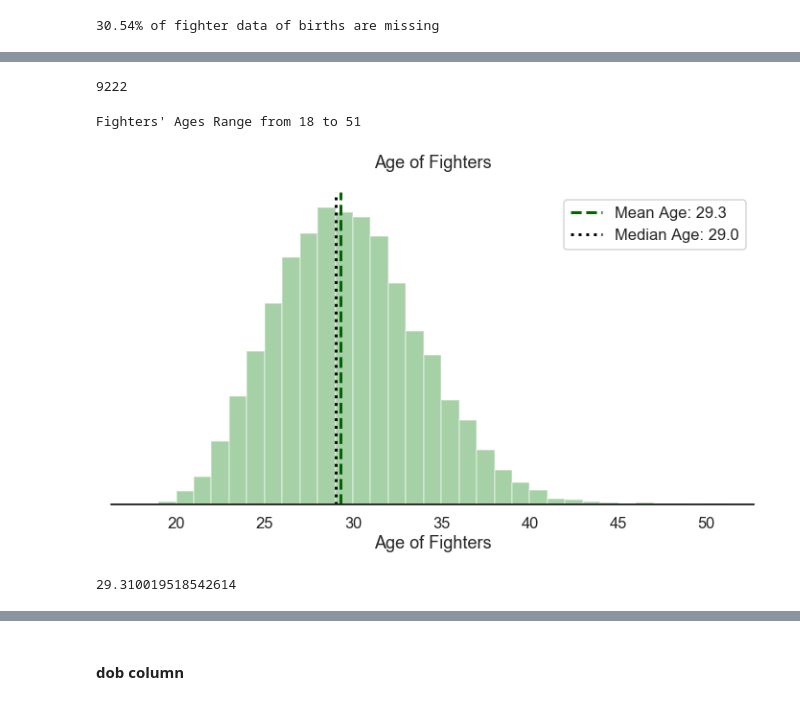
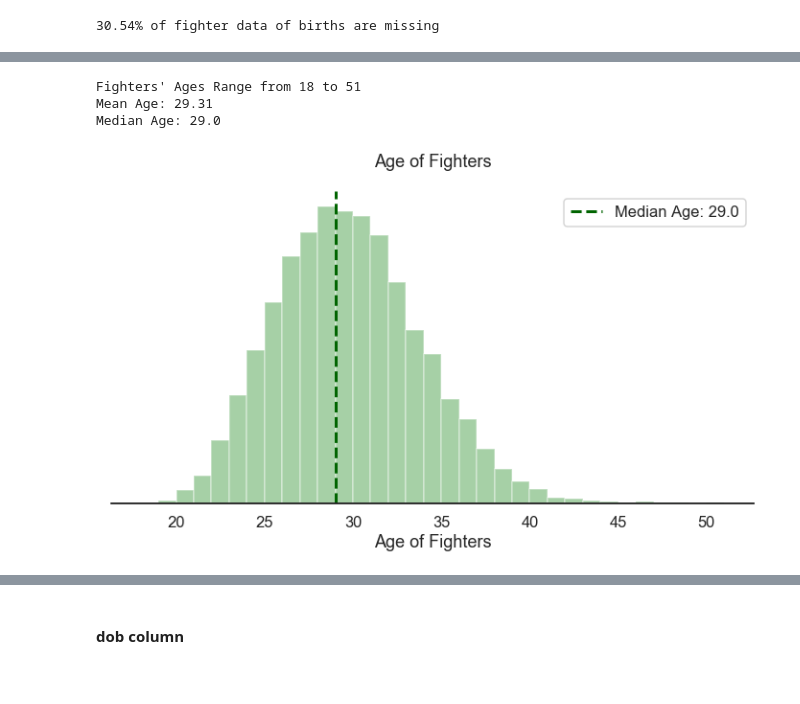
Before and after one commit to AdamBlomfield/machine_learning_ufc_data, a Jupyter notebook: notebooks/cleaning_data.ipynb, the cells around one changed output, grey strips where cells are left out. Drawn from its saved outputs; the diff is of its cells as text; code cells hidden in the pictures.

```diff
--- a/notebooks/cleaning_data.ipynb
+++ b/notebooks/cleaning_data.ipynb
@@ -589,0 +529,3 @@ temp_df.dropna(subset=['fighter1_age', 'fighter2_age'], inplace=True )
+# %%
+bouts_dobs = cm.calc_average_age(data_fighters, data_bouts, drop_na=True)
+bouts_dobs.head(3)
@@ -590,15 +537,12 @@ temp_df.dropna(subset=['fighter1_age', 'fighter2_age'], inplace=True )
 # %%
 # Make 2 lists of ages into 1 list
-fighter_ages = list(temp_df['fighter1_age']) + list(temp_df['fighter2_age'])
-len(fighter_ages)
+fighter_ages = list(bouts_dobs['fighter1_age']) + list(bouts_dobs['fighter2_age'])
-# %% [output]
-9222
 # %%
-average_age = cm.plot_sns_displot_ages(fighter_ages, 'Age of Fighters')
+average_age = cm.plot_sns_displot_ages(fighter_ages,
+                                       'Age of Fighters',
+                                       plot_median=True)
 # %% [output]
 Fighters' Ages Range from 18 to 51
+Mean Age: 29.31
+Median Age: 29.0
-[figure, old version]
+[figure, new version]
-# %%
-average_age['mean']
-# %% [output]
-29.310019518542614
```
Also changed, not shown: parts of 31 cells of this notebook, 14 other files.
